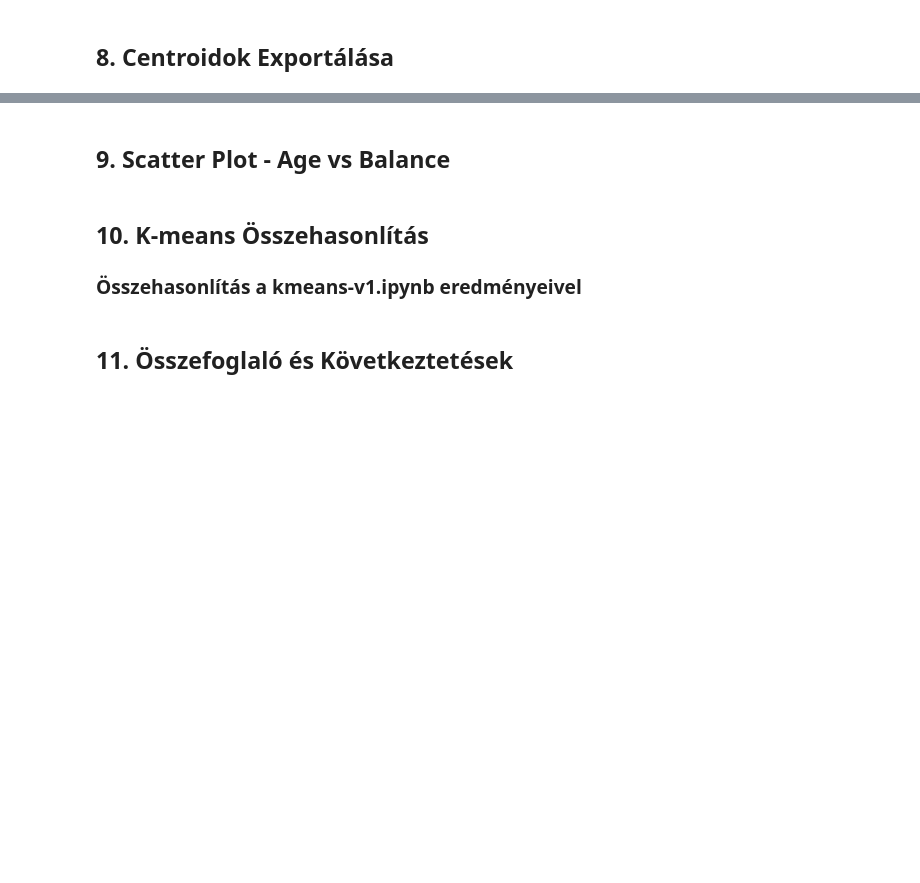
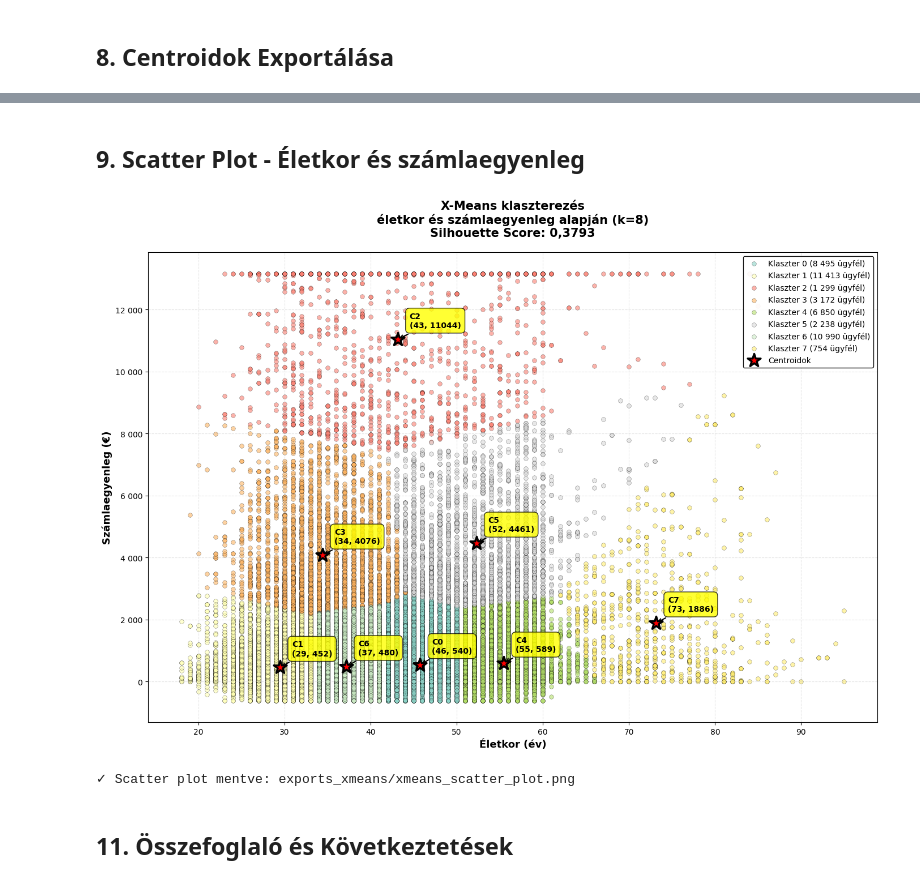
Before and after one commit to timbalv/bank_segmentation_ml, a Jupyter notebook: xmeans-v1.ipynb, the cells around one changed output, grey strips where cells are left out. Drawn from its saved outputs; the diff is of its cells as text; code cells hidden in the pictures; blank space fills up the shorter version.

```diff
--- a/xmeans-v1.ipynb
+++ b/xmeans-v1.ipynb
@@ -271,10 +344,10 @@ for cluster_id in range(xmeans.n_clusters_):
 
     profile = {
         'Klaszter': cluster_id,
-        'Átlag age': cluster_data['age'].mean(),
-        'Szórás age': cluster_data['age'].std(),
-        'Átlag balance': cluster_data['balance'].mean(),
-        'Szórás balance': cluster_data['balance'].std(),
+        'Átlag életkor': cluster_data['age'].mean(),
+        'Szórás élet': cluster_data['age'].std(),
+        'Átlag számlaegyenleg': cluster_data['balance_win'].mean(),
+        'Szórás számlaegyenleg': cluster_data['balance_win'].std(),
         'Elemszám (db)': len(cluster_data),
         'Elemszám (%)': len(cluster_data) / len(df) * 100
     }
@@ -289,5 +362,5 @@ print(profile_df.to_string(index=False))
 print("="*100)
 
 # Exportálás CSV-be
-profile_df.to_csv('ábrák/profil_xmeans.csv', index=False, encoding='utf-8-sig')
-print("\n✓ Klaszter profilok exportálva: ábrák/profil_xmeans.csv")
+profile_df.to_csv('exports_xmeans/profil_xmeans.csv', index=False, encoding='utf-8-sig')
+print("\n✓ Klaszter profilok exportálva: exports_xmeans/profil_xmeans.csv")
@@ -318,7 +451,7 @@ print("\n✓ Centroidok exportálva: ábrák/centroids_xmeans.csv")
 # %% [markdown]
-## 9. Scatter Plot - Age vs Balance
+## 9. Scatter Plot - Életkor és számlaegyenleg
 # %%
-# Scatter plot - Age vs Balance színkódolt klaszterekkel
+# Scatter plot - Életkor és számlaegyenleg színkódolt klaszterekkel
 fig, ax = plt.subplots(figsize=(14, 10))
 
 # Színek definiálása
@@ -327,42 +460,42 @@ colors = plt.cm.Set3(np.linspace(0, 1, xmeans.n_clusters_))
 # Klaszterek ábrázolása
 for cluster_id in range(xmeans.n_clusters_):
     cluster_data = df[df['cluster'] == cluster_id]
-    ax.scatter(cluster_data['age'], cluster_data['balance'],
-              label=f'Cluster {cluster_id} ({len(cluster_data):,} ügyfél)',
+    ax.scatter(cluster_data['age'], cluster_data['balance_win'],
+              label=f'Klaszter {cluster_id} ({len(cluster_data):,} ügyfél)'.replace(',',' '),
               alpha=0.6, s=30, c=[colors[cluster_id]], edgecolors='black', linewidths=0.3)
 
 # Centroidok ábrázolása
 ax.scatter(centroids_original[:, 0], centroids_original[:, 1],
-          marker='*', s=800, c='red', edgecolors='black', linewidths=2.5,
+          marker='*', s=300, c='red', edgecolors='black', linewidths=2.5,
           label='Centroidok', zorder=10)
 
 # Centroid címkék
 for i, (x, y) in enumerate(centroids_original):
-    ax.annotate(f'C{i}\n({x:.0f}, {y:,.0f})',
+    ax.annotate(f'C{i}\n({x:.0f}, {y:.0f})',
                (x, y),
                xytext=(15, 15),
                textcoords='offset points',
                fontsize=10,
                fontweight='bold',
                bbox=dict(boxstyle='round,pad=0.5', facecolor='yellow', alpha=0.8, edgecolor='black'),
                arrowprops=dict(arrowstyle='->', connectionstyle='arc3,rad=0', lw=1.5))
 
 ax.set_xlabel('Életkor (év)', fontsize=13, fontweight='bold')
 ax.set_ylabel('Számlaegyenleg (€)', fontsize=13, fontweight='bold')
-ax.set_title(f'X-Means Klaszterezés - Age vs Balance (k={xmeans.n_clusters_})\n' +
-            f'Silhouette Score: {silhouette:.4f}',
+ax.set_title(f'X-Means klaszterezés\néletkor és számlaegyenleg alapján (k={xmeans.n_clusters_})\n' +
+            f'Silhouette Score: {silhouette:.4f}'.replace('.',','),
             fontsize=15, fontweight='bold', pad=20)
 ax.legend(loc='upper right', fontsize=10, framealpha=0.95, edgecolor='black')
 ax.grid(True, alpha=0.3, linestyle='--')
 
 # Y tengely formázása
 ax.yaxis.set_major_formatter(plt.FuncFormatter(lambda x, p: f'{int(x):,}'.replace(',', ' ')))
 
 plt.tight_layout()
-plt.savefig('ábrák/xmeans_scatter_plot.png', dpi=300, bbox_inches='tight')
+plt.savefig('exports_xmeans/xmeans_scatter_plot.png', dpi=300, bbox_inches='tight')
 plt.show()
 
-print("✓ Scatter plot mentve: ábrák/xmeans_scatter_plot.png")
+print("✓ Scatter plot mentve: exports_xmeans/xmeans_scatter_plot.png")
+# %% [output]
+[figure, added]
+✓ Scatter plot mentve: exports_xmeans/xmeans_scatter_plot.png
-# %% [markdown]
-## 10. K-means Összehasonlítás
-### Összehasonlítás a kmeans-v1.ipynb eredményeivel
```
Also changed, not shown: parts of 14 cells of this notebook, 19 other files.
